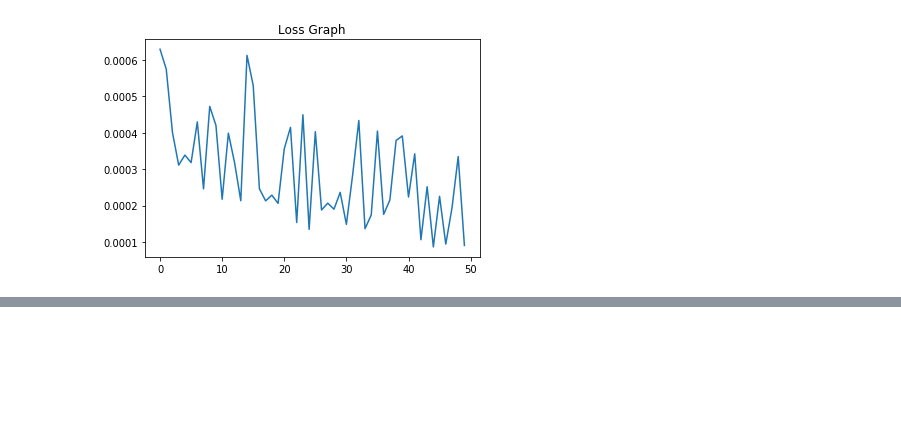
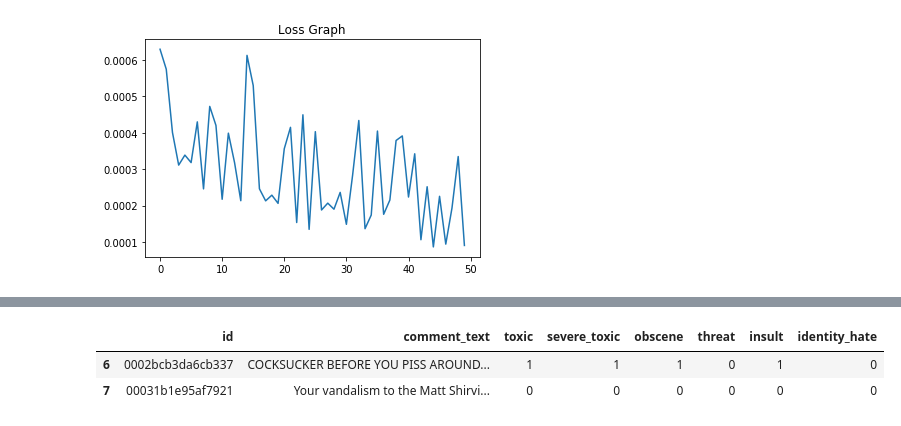
Before and after one commit to shivam-kotwalia/data-science-project, a Jupyter notebook: Multi_label_and_multi_class_classification_NLP.ipynb, the cells around one changed output, grey strips where cells are left out. Cells and saved outputs as stored; diff of their text form; code cells hidden in the pictures; blank space fills up the shorter version.

```diff
--- a/Multi_label_and_multi_class_classification_NLP.ipynb
+++ b/Multi_label_and_multi_class_classification_NLP.ipynb
@@ -306,0 +316,6 @@ Y[10:15]
+# %%
+df.loc[6:7, :]
+# %% [output]
+|  | id | comment_text | toxic | severe_toxic | obscene | threat | insult | identity_hate |
+| 6 | 0002bcb3da6cb337 | COCKSUCKER BEFORE YOU PISS AROUND... | 1 | 1 | 1 | 0 | 1 | 0 |
+| 7 | 00031b1e95af7921 | Your vandalism to the Matt Shirvi... | 0 | 0 | 0 | 0 | 0 | 0 |
```
Also changed, not shown: parts of 18 cells of this notebook.
